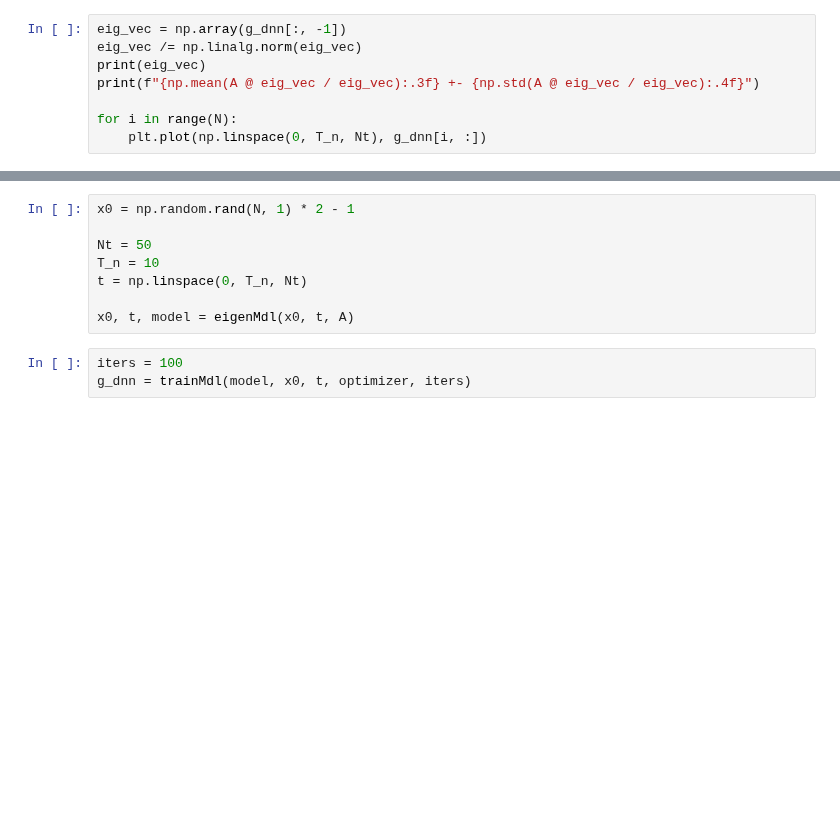
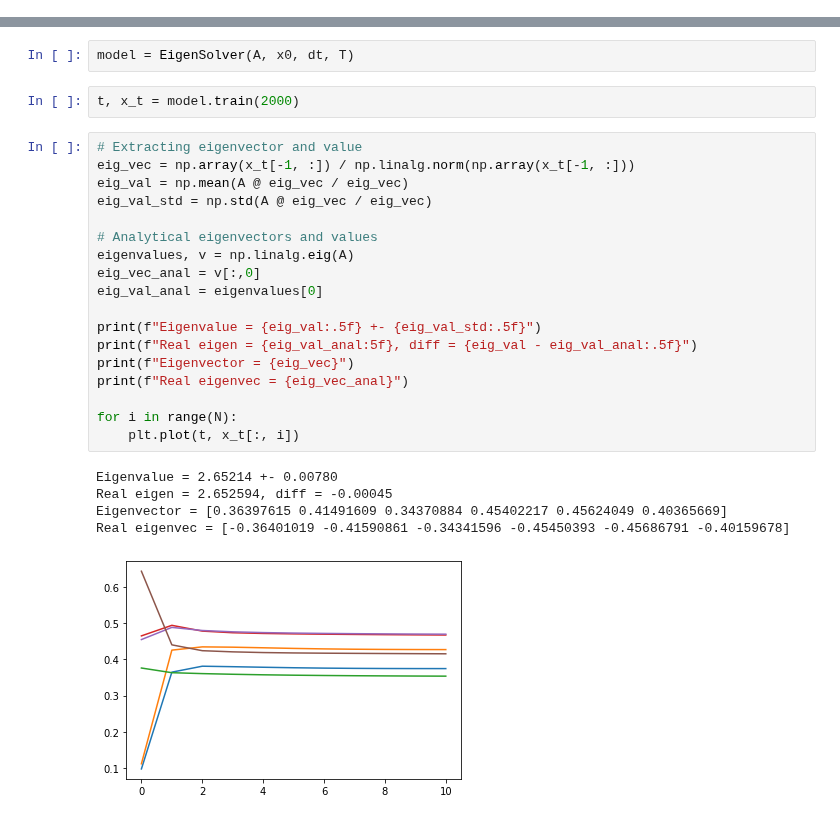
Before and after one commit to KarlHenrik/FYS-STK-Gruppe, a Jupyter notebook: Project3/Code/Eigenvalue.ipynb, the cells around one changed output, grey strips where cells are left out. Drawn from its saved outputs; the diff is of its cells as text; blank space fills up the shorter version.

Commit message:
eigenverdi brukbart

```diff
--- a/Project3/Code/Eigenvalue.ipynb
+++ b/Project3/Code/Eigenvalue.ipynb
@@ -72,8 +15,0 @@ g_dnn = tf.transpose(tf.exp(-t) @ x0 + model(t) * (1-tf.exp(-t)))
-# %%
-eig_vec = np.array(g_dnn[:, -1])
-eig_vec /= np.linalg.norm(eig_vec)
-print(eig_vec)
-print(f"{np.mean(A @ eig_vec / eig_vec):.3f} +- {np.std(A @ eig_vec / eig_vec):.4f}")
-
-for i in range(N):
-    plt.plot(np.linspace(0, T_n, Nt), g_dnn[i, :])
@@ -159,11 +16,28 @@ def trainMdl(model, x0, t, optimizer, iters):
-# %%
-x0 = np.random.rand(N, 1) * 2 - 1
-
-Nt = 50
-T_n = 10
-t = np.linspace(0, T_n, Nt)
-
-x0, t, model = eigenMdl(x0, t, A)
-# %%
-iters = 100
-g_dnn = trainMdl(model, x0, t, optimizer, iters)
+# %%
+model = EigenSolver(A, x0, dt, T)
+# %%
+t, x_t = model.train(2000)
+# %%
+# Extracting eigenvector and value
+eig_vec = np.array(x_t[-1, :]) / np.linalg.norm(np.array(x_t[-1, :]))
+eig_val = np.mean(A @ eig_vec / eig_vec)
+eig_val_std = np.std(A @ eig_vec / eig_vec)
+
+# Analytical eigenvectors and values
+eigenvalues, v = np.linalg.eig(A)
+eig_vec_anal = v[:,0]
+eig_val_anal = eigenvalues[0]
+
+print(f"Eigenvalue = {eig_val:.5f} +- {eig_val_std:.5f}")
+print(f"Real eigen = {eig_val_anal:5f}, diff = {eig_val - eig_val_anal:.5f}")
+print(f"Eigenvector = {eig_vec}")
+print(f"Real eigenvec = {eig_vec_anal}")
+
+for i in range(N):
+    plt.plot(t, x_t[:, i])
+# %% [output]
+Eigenvalue = 2.65214 +- 0.00780
+Real eigen = 2.652594, diff = -0.00045
+Eigenvector = [0.36397615 0.41491609 0.34370884 0.45402217 0.45624049 0.40365669]
+Real eigenvec = [-0.36401019 -0.41590861 -0.34341596 -0.45450393 -0.45686791 -0.40159678]
+[figure, added]
```
Also changed, not shown: parts of 13 cells of this notebook, 2 other files.
